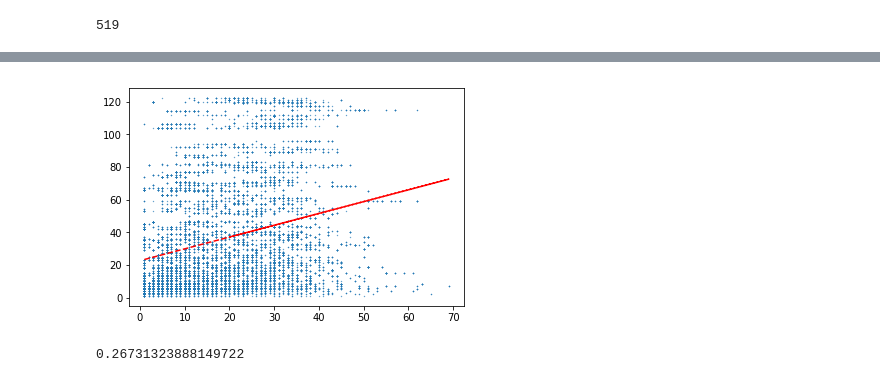
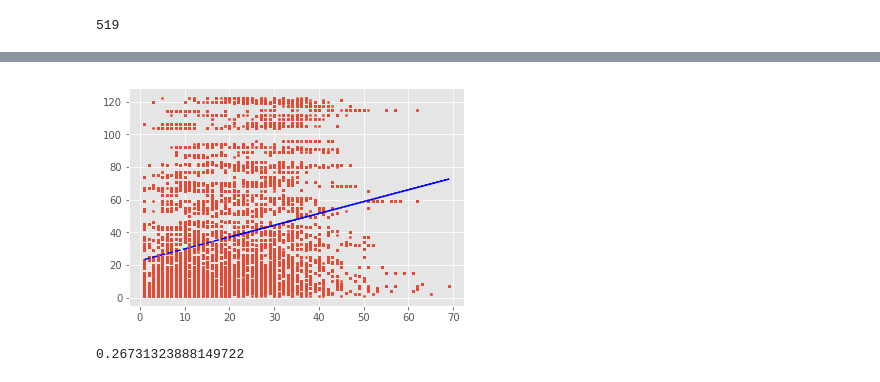
Before and after one commit to JoepStraatman/JoepTube, a Jupyter notebook: JoepTubeTestGoed.ipynb, the cells around one changed output, grey strips where cells are left out. Saved outputs shown, nothing was run; the diff lists cells and outputs as text; code cells hidden in the pictures.

```diff
--- a/JoepTubeTestGoed.ipynb
+++ b/JoepTubeTestGoed.ipynb
@@ -100,3 +95,0 @@ publish.columns = ['publish_date']
-# %%
-df = pd.concat([df, publish], axis=1)
-df.head()
@@ -109,0 +96,30 @@ df.head()
+# %%
+from datetime import datetime
+from dateutil.parser import parse
+
+pubdate1 = [x.replace(".", "-") for x in df.publish_date]
+pubdate2 = [('20'+ x) for x in pubdate1]
+pubdate = [datetime.strptime(x, '%Y-%d-%m') for x in pubdate2]
+
+trendate1 = [x.replace(".", "-") for x in df.trending_date]
+trendate2 = [('20'+ x) for x in trendate1]
+trendate = [datetime.strptime(x, '%Y-%d-%m') for x in trendate2]
+
+differance = []
+for x in range(len(trendate)):
+    differance.append((trendate[x] - pubdate[x]).days)
+# %%
+df['time_to_trending'] = differance
+# %%
+import matplotlib.pyplot as plt
+x = df['number_of_tags'].tolist()
+y = df['time_to_trending'].tolist()
+plt.style.use('ggplot')
+plt.scatter(x, y, s=10)
+z = np.polyfit(x, y, 1)
+p = np.poly1d(z)
+plt.plot(x,p(x),"b--")
+
+plt.show()
+
+df['number_of_tags'].corr(df['time_to_trending'])
@@ -110,16 +129,17 @@ df.head()
 # %%
 #df.plot(y="number_of_tags", x=["title_occurence"], kind="scatter")
 import matplotlib.pyplot as plt
 x = df['number_of_tags'].tolist()
 y = df['title_occurence'].tolist()
-plt.scatter(x, y, s=0.1)
+plt.style.use('ggplot')
+plt.scatter(x, y, s=5)
 z = np.polyfit(x, y, 1)
 p = np.poly1d(z)
-plt.plot(x,p(x),"r--")
+plt.plot(x,p(x),"b--")
 
 plt.show()
 
 df['number_of_tags'].corr(df['title_occurence'])
 # %% [output]
-[figure, old version]
+[figure, new version]
 0.26731323888149722
```
Also changed, not shown: parts of 10 cells of this notebook.
